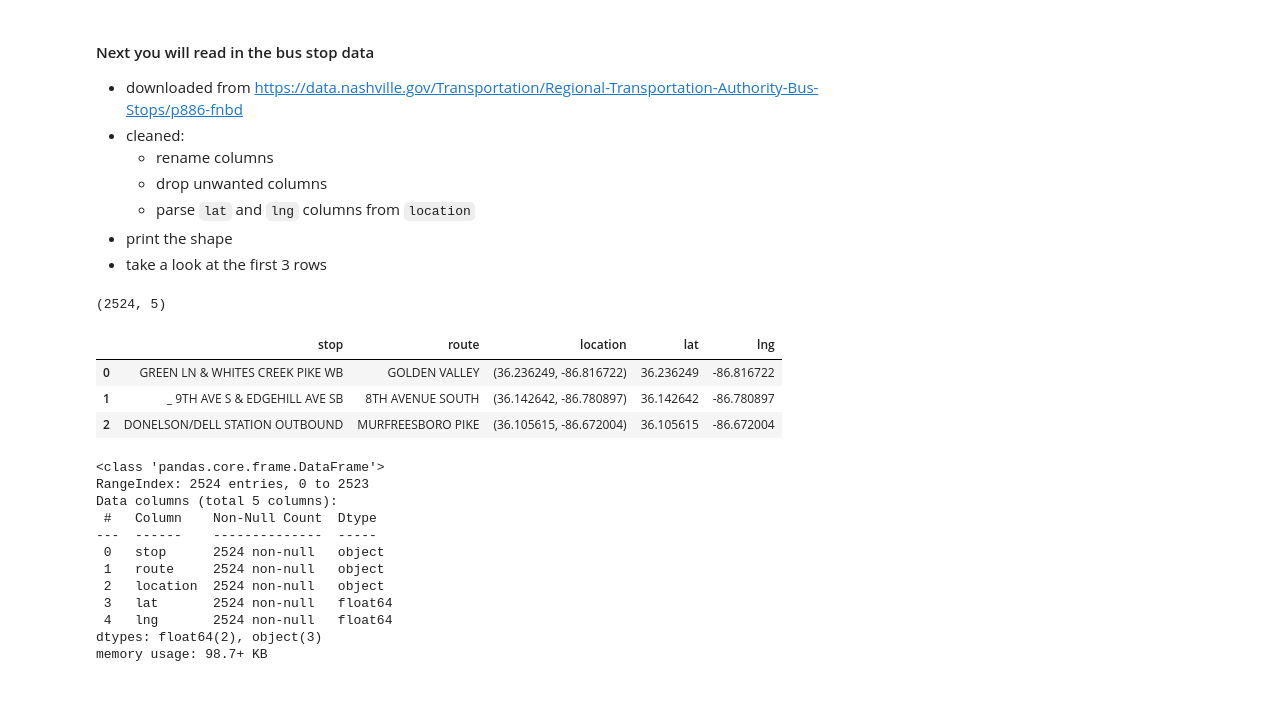
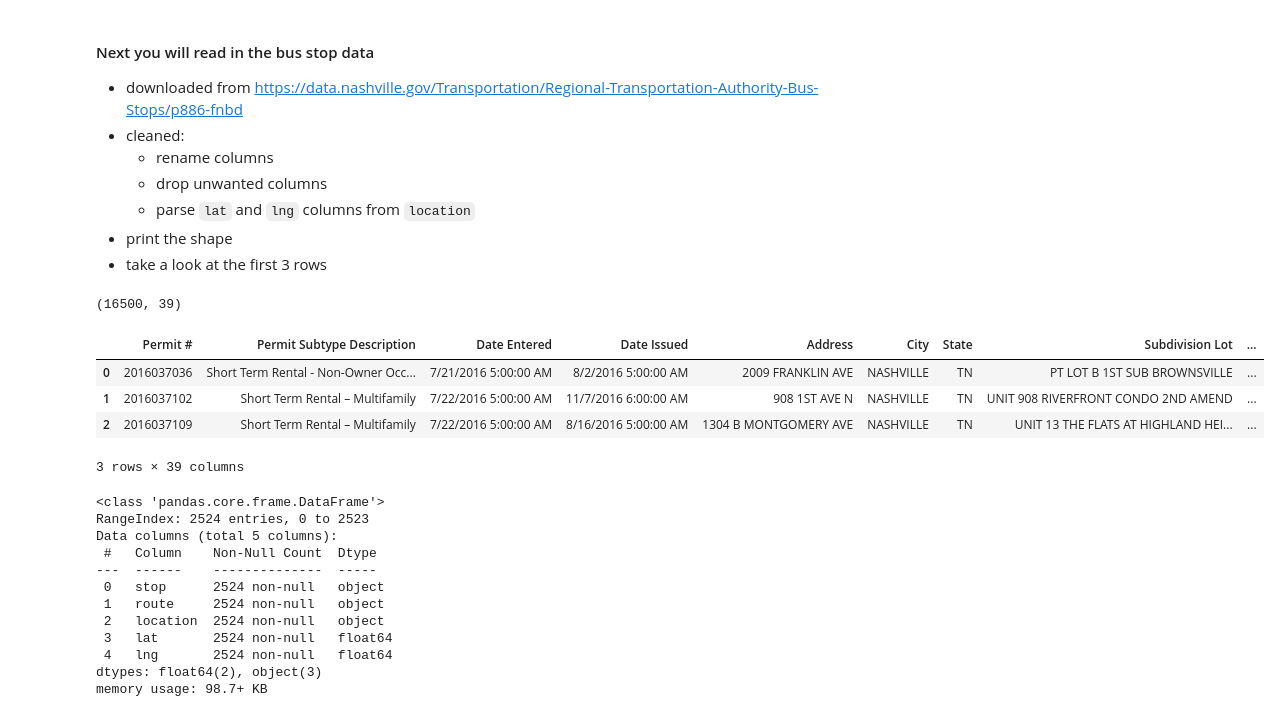
Before and after one commit to NSS-Data-Analytics-Cohort-14/geospatial-1-1-da14-Hannah00Donnelly, a Jupyter notebook: notebooks/geospatial_intro_hdonnelly.ipynb, the cells around one changed output. Saved outputs shown, nothing was run; the diff lists cells and outputs as text; code cells hidden in the pictures.

Commit message:
read in and inspected data

```diff
--- a/notebooks/geospatial_intro_hdonnelly.ipynb
+++ b/notebooks/geospatial_intro_hdonnelly.ipynb
@@ -70,13 +106,19 @@ plt.show()
     - parse `lat` and `lng` columns from `location`
 - print the shape
 - take a look at the first 3 rows
-# %%
-bus_stops = pd.read_csv('../data/busstops_cleaned.csv')
-print(bus_stops.shape)
-bus_stops.head(3)
-# %% [output]
-(2524, 5)
-|  | stop | route | location | lat | lng |
-| 0 | GREEN LN & WHITES CREEK PIKE WB | GOLDEN VALLEY | (36.236249, -86.816722) | 36.236249 | -86.816722 |
-| 1 | _ 9TH AVE S & EDGEHILL AVE SB | 8TH AVENUE SOUTH | (36.142642, -86.780897) | 36.142642 | -86.780897 |
-| 2 | DONELSON/DELL STATION OUTBOUND | MURFREESBORO PIKE | (36.105615, -86.672004) | 36.105615 | -86.672004 |
+# %%
+nash_short_term_rentals = pd.read_csv('../data/residential_short_term_rental_permits.csv',dtype={
+        "Permit Owner Address 3": str,
+        "Permit Owner Zip Code": str
+    },
+    low_memory=False
+)
+print(nash_short_term_rentals.shape)
+nash_short_term_rentals.head(3)
+# %% [output]
+(16500, 39)
+|  | Permit # | Permit Subtype Description | Date Entered | Date Issued | Address | City | State | Subdivision Lot | ... |
+| 0 | 2016037036 | Short Term Rental - Non-Owner Occ... | 7/21/2016 5:00:00 AM | 8/2/2016 5:00:00 AM | 2009 FRANKLIN AVE | NASHVILLE | TN | PT LOT B 1ST SUB BROWNSVILLE | ... |
+| 1 | 2016037102 | Short Term Rental – Multifamily | 7/22/2016 5:00:00 AM | 11/7/2016 6:00:00 AM | 908 1ST AVE N | NASHVILLE | TN | UNIT 908 RIVERFRONT CONDO 2ND AMEND | ... |
+| 2 | 2016037109 | Short Term Rental – Multifamily | 7/22/2016 5:00:00 AM | 8/16/2016 5:00:00 AM | 1304 B MONTGOMERY AVE | NASHVILLE | TN | UNIT 13 THE FLATS AT HIGHLAND HEI... | ... |
+3 rows × 39 columns
```
Also changed, not shown: parts of 2 cells of this notebook.
